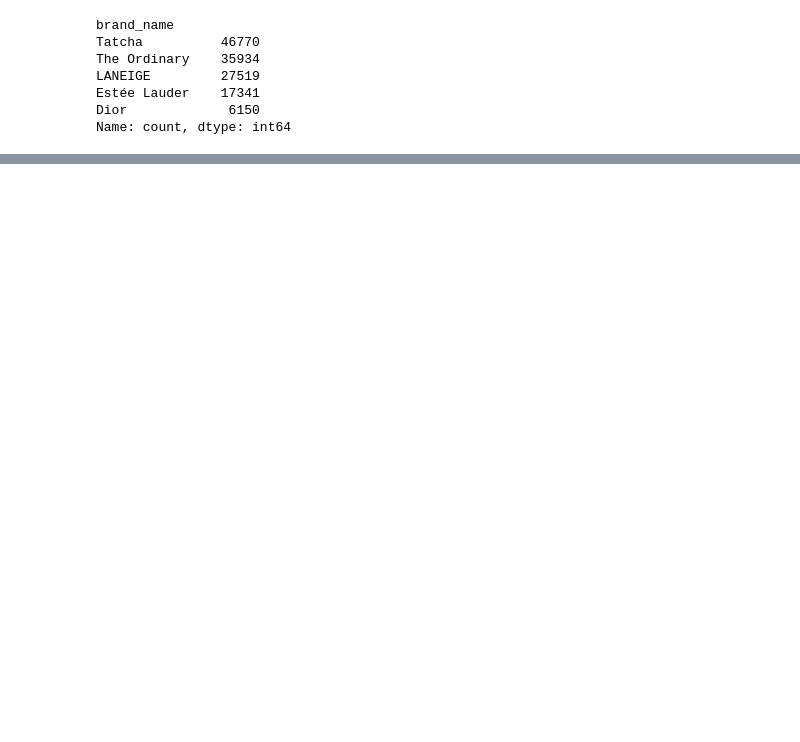
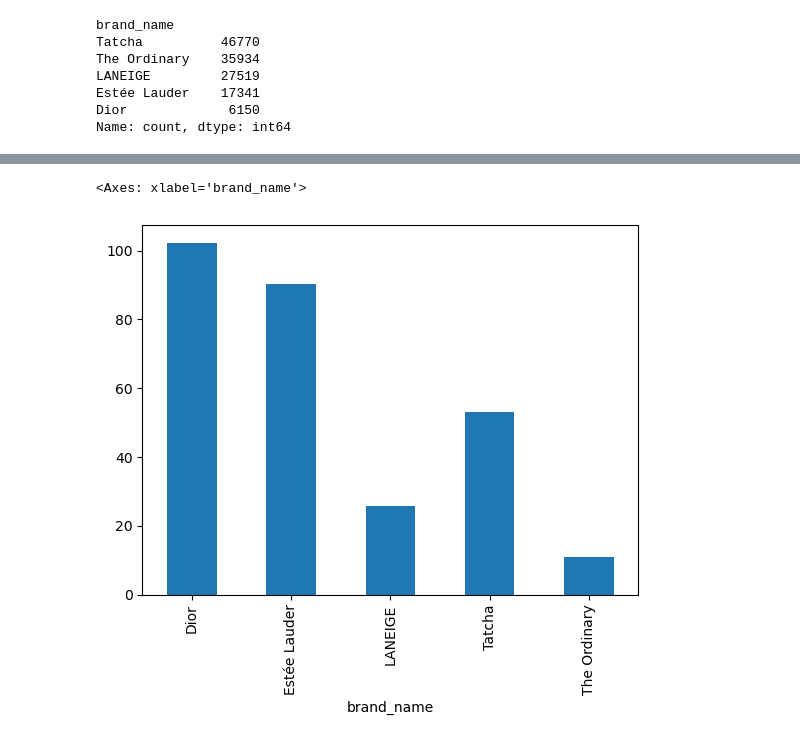
Before and after one commit to dcasey07/sephora-reviews, a Jupyter notebook: reviews.ipynb, the cells around one changed output, grey strips where cells are left out. Saved outputs shown, nothing was run; the diff lists cells and outputs as text; code cells hidden in the pictures; blank space fills up the shorter version.

```diff
--- a/reviews.ipynb
+++ b/reviews.ipynb
@@ -102,0 +120,6 @@ target_brands_df
+# %%
+avg_price_per_brand = target_brands_df.groupby('brand_name')['price_usd'].mean()
+avg_price_per_brand.plot(kind='bar')
+# %% [output]
+<Axes: xlabel='brand_name'>
+[figure, added]
```
Also changed, not shown: parts of 16 cells of this notebook.
